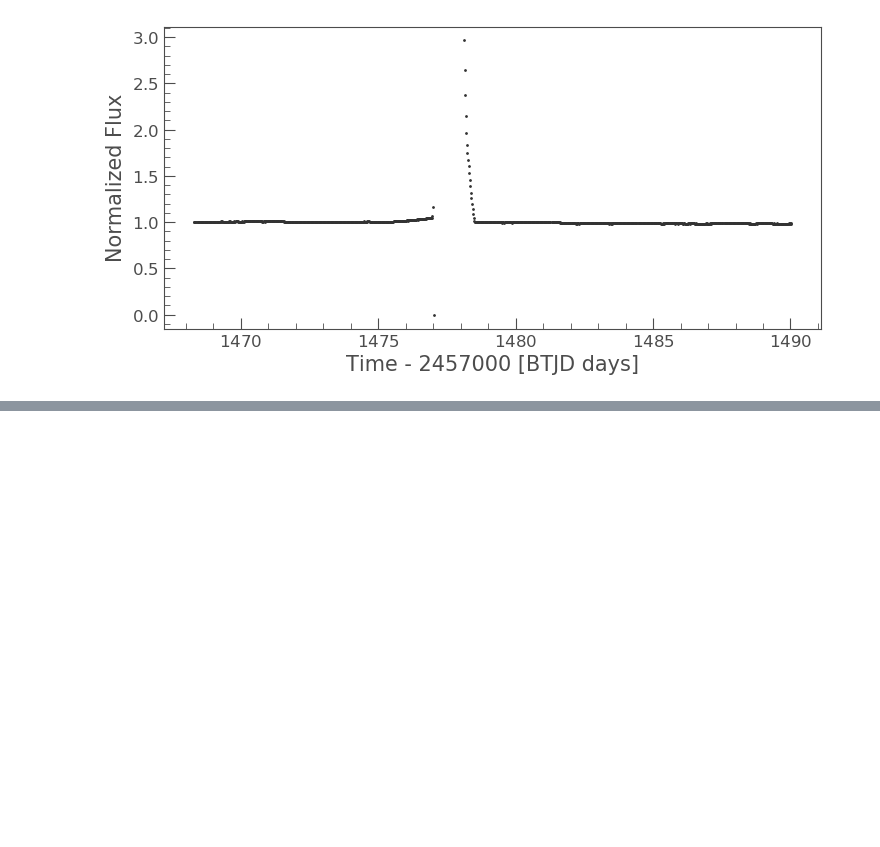
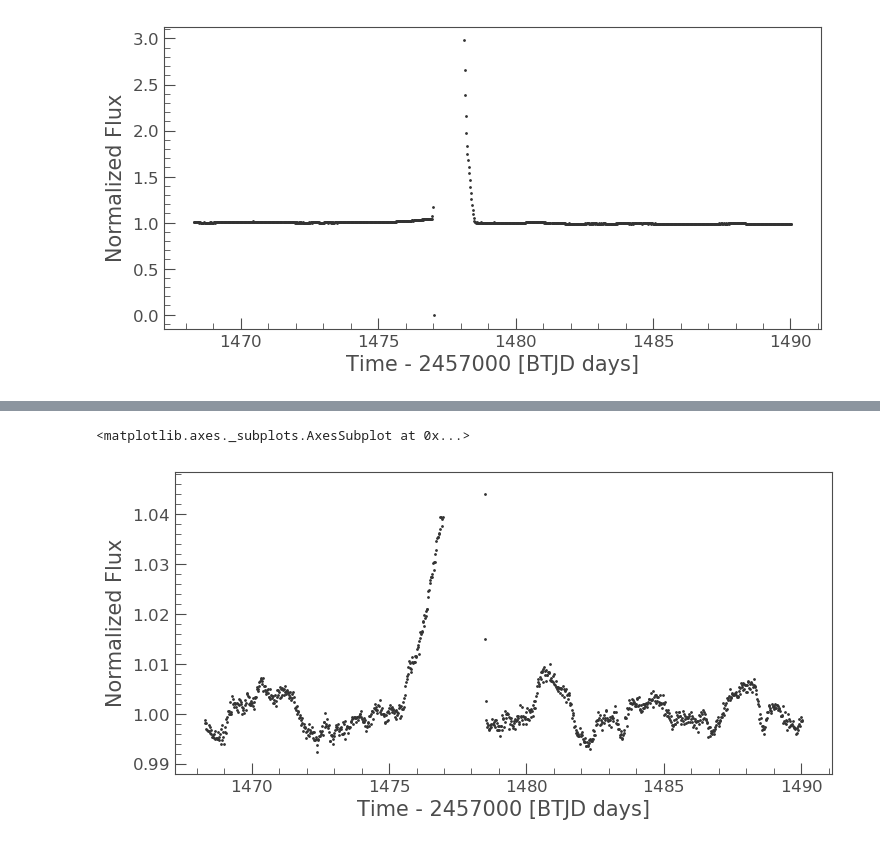
Before and after one commit to ewarrick/KNAC, a Jupyter notebook: Data Work/Class II SB2s/TIC 279540445 tess-s0006-2-4.ipynb, the cells around one changed output, grey strips where cells are left out. Cells and saved outputs as stored; diff of their text form; code cells hidden in the pictures; blank space fills up the shorter version.

```diff
--- a/Data Work/Class II SB2s/TIC 279540445 tess-s0006-2-4.ipynb
+++ b/Data Work/Class II SB2s/TIC 279540445 tess-s0006-2-4.ipynb
@@ -112,0 +181,5 @@ lc.remove_nans().remove_outliers(sigma=5).flatten(1475).scatter()
+# %%
+lc.remove_nans().remove_outliers(sigma=5).flatten(535,niters=7,sigma=5).scatter()
+# %% [output]
+<matplotlib.axes._subplots.AxesSubplot at 0x...>
+[figure, added]
```
Also changed, not shown: parts of 6 cells of this notebook, 30 other files.
